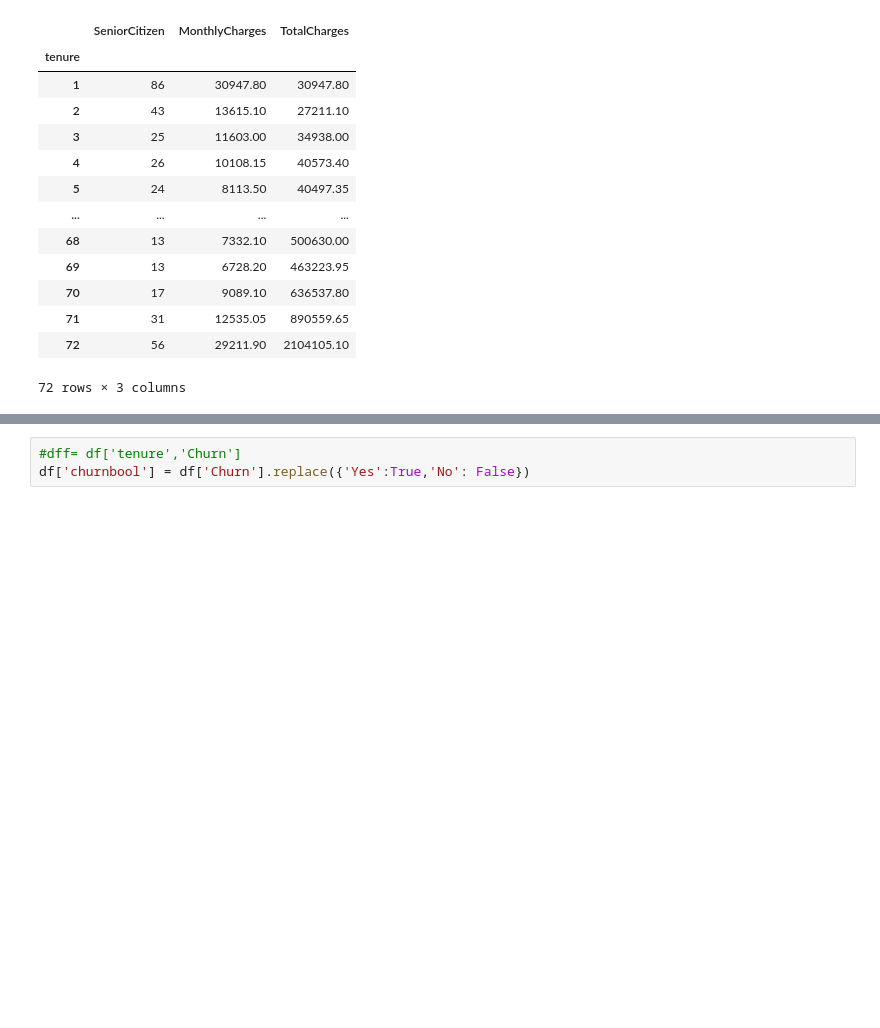
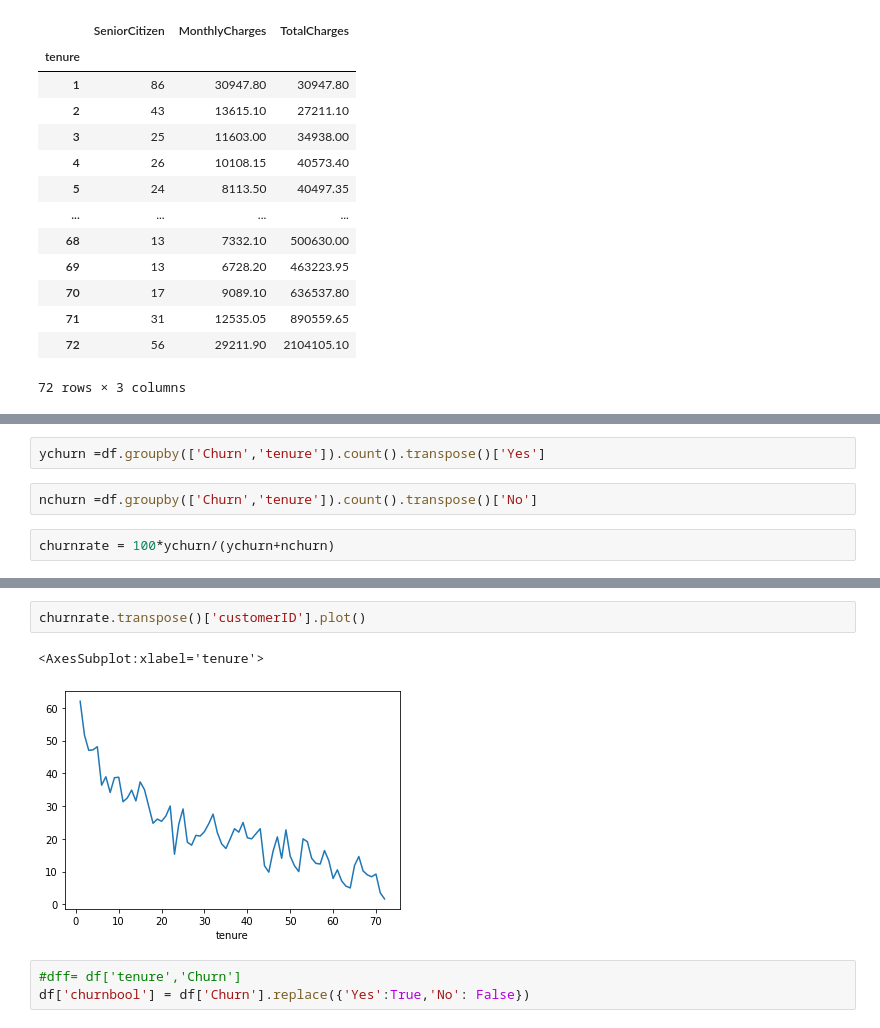
Before and after one commit to ddrightnow/Machine-Learning-Projects, a Jupyter notebook: Python Data Science and Machine Learning/Setup and Environments/17-Supervised-Learning-Capstone-Project/00-Sup-Learning-Capstone-Tree-Methods .ipynb, the cells around one changed output, grey strips where cells are left out. Cells and saved outputs as stored; diff of their text form; blank space fills up the shorter version.

```diff
--- a/Python Data Science and Machine Learning/Setup and Environments/17-Supervised-Learning-Capstone-Project/00-Sup-Learning-Capstone-Tree-Methods .ipynb
+++ b/Python Data Science and Machine Learning/Setup and Environments/17-Supervised-Learning-Capstone-Project/00-Sup-Learning-Capstone-Tree-Methods .ipynb
@@ -384,0 +506,6 @@ df.groupby('tenure').sum()#apply(lambda)
+# %%
+ychurn =df.groupby(['Churn','tenure']).count().transpose()['Yes']
+# %%
+nchurn =df.groupby(['Churn','tenure']).count().transpose()['No']
+# %%
+churnrate = 100*ychurn/(ychurn+nchurn)
@@ -385,3 +528,8 @@ df.groupby('tenure').sum()#apply(lambda)
+# %%
+churnrate.transpose()['customerID'].plot()
+# %% [output]
+<AxesSubplot:xlabel='tenure'>
+[figure, added]
 # %%
 #dff= df['tenure','Churn']
 df['churnbool'] = df['Churn'].replace({'Yes':True,'No': False})
```
Also changed, not shown: parts of 13 cells of this notebook.
